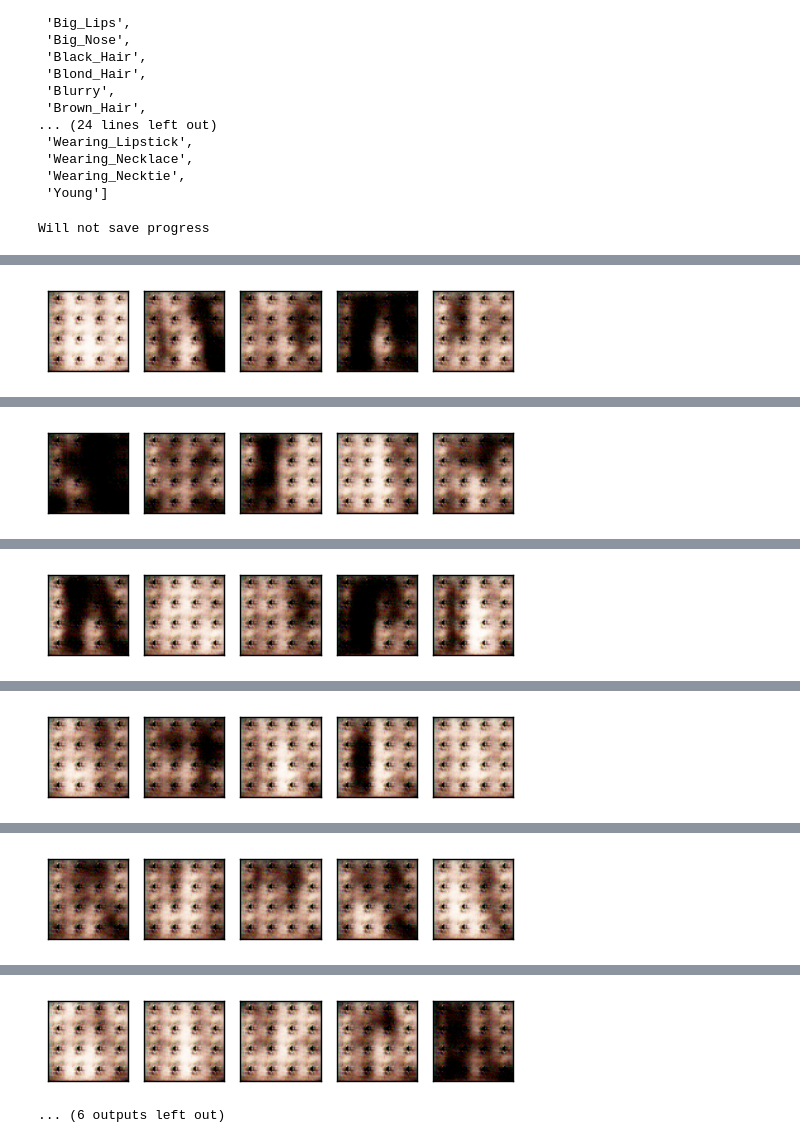
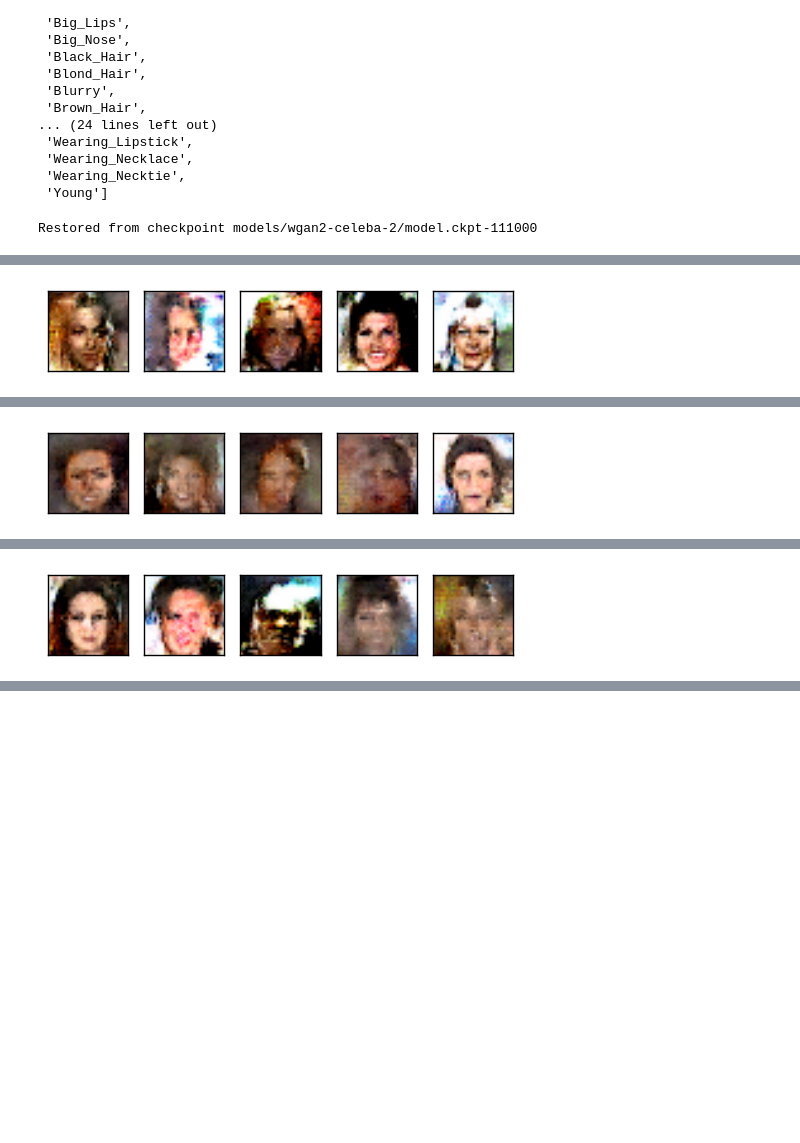
Before and after one commit to nate-parrott/juypter-notebooks, a Jupyter notebook: wgan2.ipynb, the cells around one changed output, grey strips where cells are left out. Cells and saved outputs as stored; diff of their text form; code cells hidden in the pictures; blank space fills up the shorter version.

```diff
--- a/wgan2.ipynb
+++ b/wgan2.ipynb
@@ -9,7 +9,7 @@ from PIL import Image
 import urllib, cStringIO
 import cv2
 # %%
-BATCH_SIZE = 16
+BATCH_SIZE = 8
 # %%
 attr_file = '../data/celeba/list_attr_celeba.txt'
 keys = None
@@ -47,8 +47,8 @@ def create_qs(train):
         # return image
         image = tf.image.resize_image_with_crop_or_pad(image, 160, 160)
         img_reshaped = tf.reshape(image, [1, 160, 160, 3])
-        image = tf.image.resize_bilinear(img_reshaped, [64, 64])
-        return tf.reshape(image, [64, 64, 3])
+        image = tf.image.resize_bilinear(img_reshaped, [32, 32])
+        return tf.reshape(image, [32, 32, 3])
     image = resize_image(image)
 
     def distort_image(image):
@@ -281,7 +264,7 @@ def create_session():
 
     session = tf.InteractiveSession()
 
-    save_path = None # 'models/acgan3-4-no-classifier'
+    save_path = 'models/wgan2-celeba-2'
 
     init_op = tf.group(tf.global_variables_initializer(), tf.local_variables_initializer())
     session.run(init_op)
@@ -304,7 +287,7 @@ def create_session():
 
 create_session()
 # %% [output]
-Will not save progress
+Restored from checkpoint models/wgan2-celeba-2/model.ckpt-111000
 # %%
 %matplotlib inline
 
@@ -320,25 +303,25 @@ while True:
     examples_ = None
     step_ = global_step.eval()
 
-    for _ in xrange(25 if step_ < 10 or step_ % 500 == 0 else 5):
-        critic_loss_, _ = session.run([critic_loss, train_critic])
+    for _ in xrange(25 if step_ < 50 or step_ % 500 == 0 else 5):
+        critic_loss_, _ = session.run([critic_loss, train_critic], feed_dict={gen_lr: 5e-5, critic_lr: 5e-5})
         losses.append(critic_loss_)
 
-    session.run(train_gen)
+    session.run(train_gen, feed_dict={gen_lr: 5e-5, critic_lr: 5e-5})
 
-    if step_ % 20 == 0:
+    if step_ % 100 == 0:
         print "Step: {}, critic loss: {}".format(step_, avg(losses))
         losses = []
 
         examples_ = session.run(examples[:5])
 
-        if step_ % 100 == 0:
+        if step_ % 1000 == 0:
             imshow_multi(list(examples_))
 
-        if step_ % 200 == 0 and saver:
+        if step_ % 1000 == 0 and saver:
             should_save = True
             if should_save:
-                saver.save(session, save_path + '/model.ckpt', global_step=step_rounded)
+                saver.save(session, save_path + '/model.ckpt', global_step=step_)
                 print 'Saved'
                 savecount += 1
                 if savecount > 4:
@@ -349 +341 @@ Step: 8500, critic loss: -5.93708110222
-[figure, old version]
+[figure, new version]
@@ -355 +353 @@ Step: 8600, critic loss: -5.81119008541
-[figure, old version]
+[figure, new version]
@@ -361 +365 @@ Step: 8700, critic loss: -5.76926937103
-[figure, old version]
+[figure, new version]
@@ -367 +373,0 @@ Step: 8800, critic loss: -5.73524660587
-[figure, removed]
@@ -373 +374,0 @@ Step: 8900, critic loss: -5.77868787289
-[figure, removed]
@@ -379,5 +375,3 @@ Step: 9000, critic loss: -5.761855642
-[figure, removed]
-... (6 outputs left out)
 # %%
 # debug:
 
```
Also changed, not shown: parts of 5 cells of this notebook, 3 other files.
